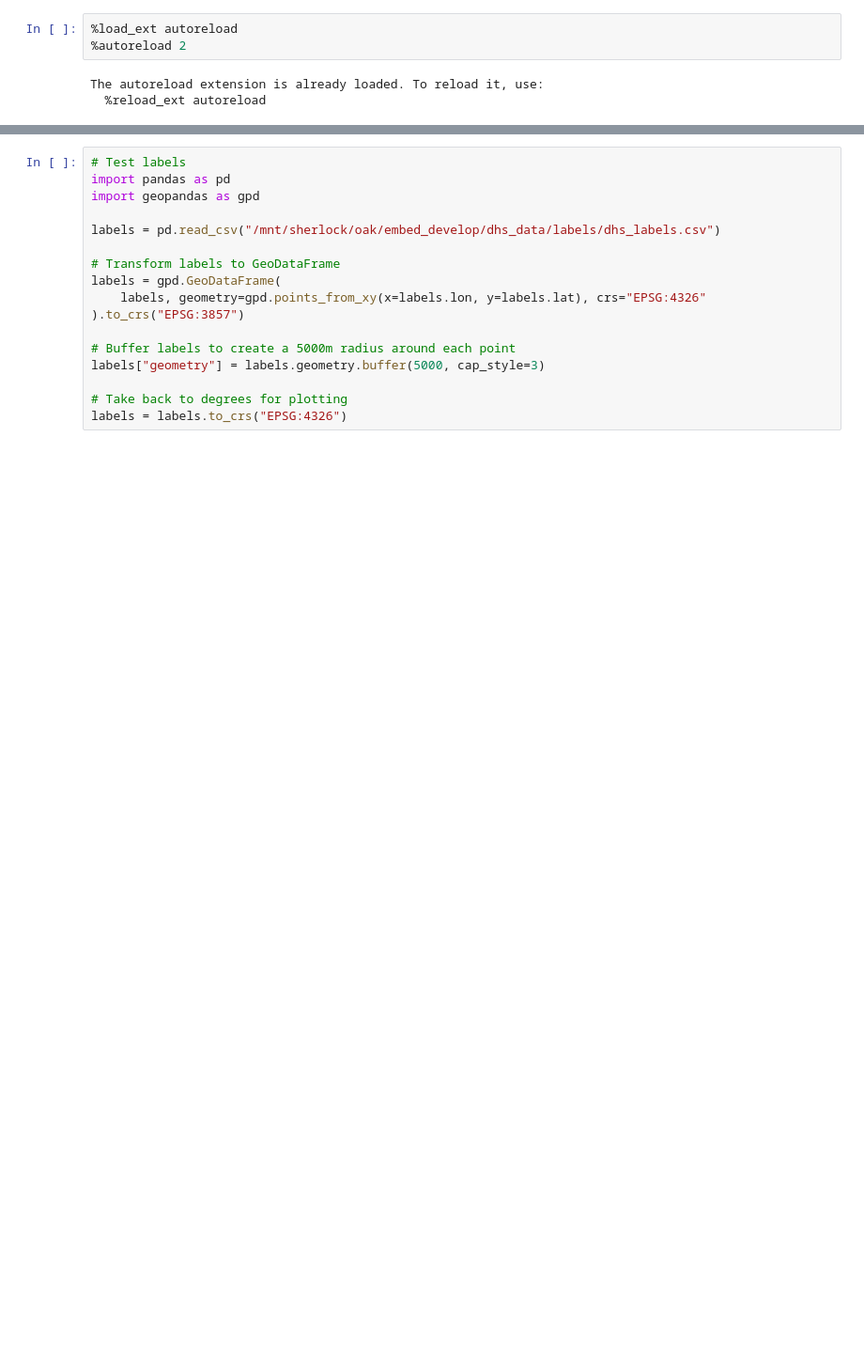
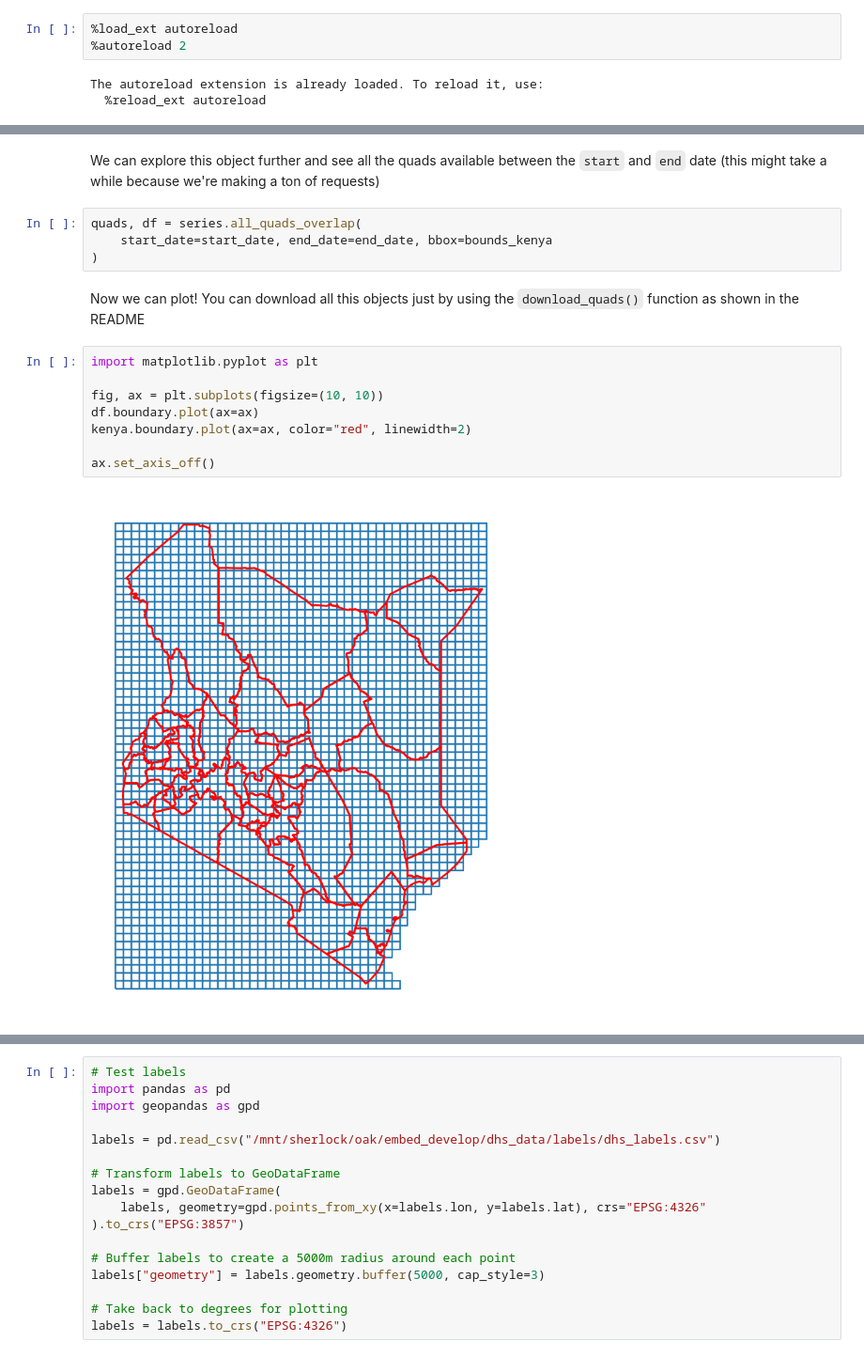
Before and after one commit to echolab-stanford/planet_download, a Jupyter notebook: examples/examples_api.ipynb, the cells around one changed output, grey strips where cells are left out. Shown at 94% size. Saved outputs shown, nothing was run; the diff lists cells and outputs as text; blank space fills up the shorter version.

```diff
--- a/examples/examples_api.ipynb
+++ b/examples/examples_api.ipynb
@@ -6,0 +27,18 @@ The autoreload extension is already loaded. To reload it, use:
+# %% [markdown]
+We can explore this object further and see all the quads available between the `start` and `end` date (this might take a while because we're making a ton of requests)
+# %%
+quads, df = series.all_quads_overlap(
+    start_date=start_date, end_date=end_date, bbox=bounds_kenya
+)
+# %% [markdown]
+Now we can plot! You can download all this objects just by using the `download_quads()` function as shown in the README
+# %%
+import matplotlib.pyplot as plt
+
+fig, ax = plt.subplots(figsize=(10, 10))
+df.boundary.plot(ax=ax)
+kenya.boundary.plot(ax=ax, color="red", linewidth=2)
+
+ax.set_axis_off()
+# %% [output]
+[figure, added]
```
Also changed, not shown: parts of 27 cells of this notebook, 1 other file.
